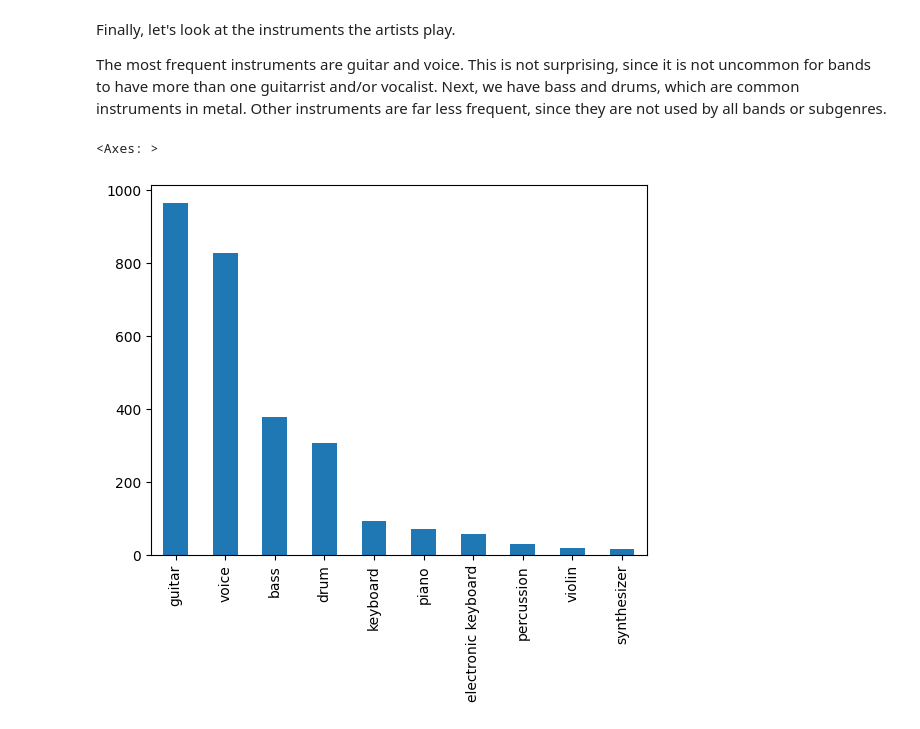
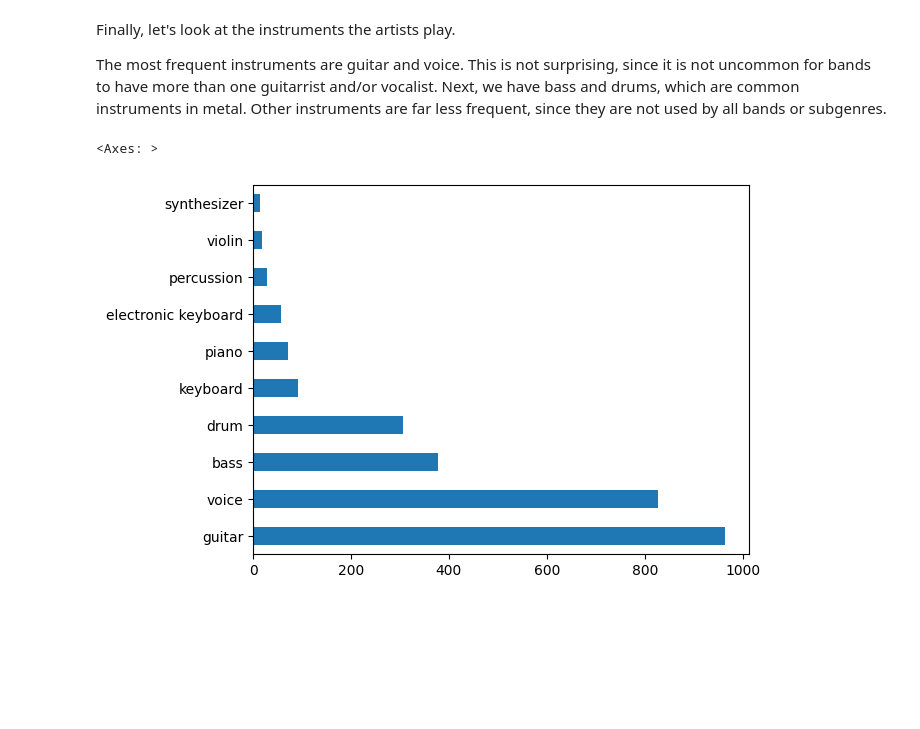
Before and after one commit to marinadelatorre/MetalExplorer, a Jupyter notebook: analyze_members.ipynb, the cells around one changed output. Saved outputs shown, nothing was run; the diff lists cells and outputs as text; code cells hidden in the pictures; blank space fills up the shorter version.

```diff
--- a/analyze_members.ipynb
+++ b/analyze_members.ipynb
@@ -135,7 +135,7 @@ for i in range(1, 5):
     instrument_count = instrument_count.add(band_members_df[f'Instrument{str(i)}'].value_counts(), fill_value=0)
 instrument_count = instrument_count.astype(int).sort_values(ascending=False)
 # %%
-instrument_count.head(10).plot(kind='bar')
+instrument_count.head(10).plot(kind='barh')
 # %% [output]
 <Axes: >
-[figure, old version]
+[figure, new version]
```
Also changed, not shown: parts of 2 cells of this notebook.
